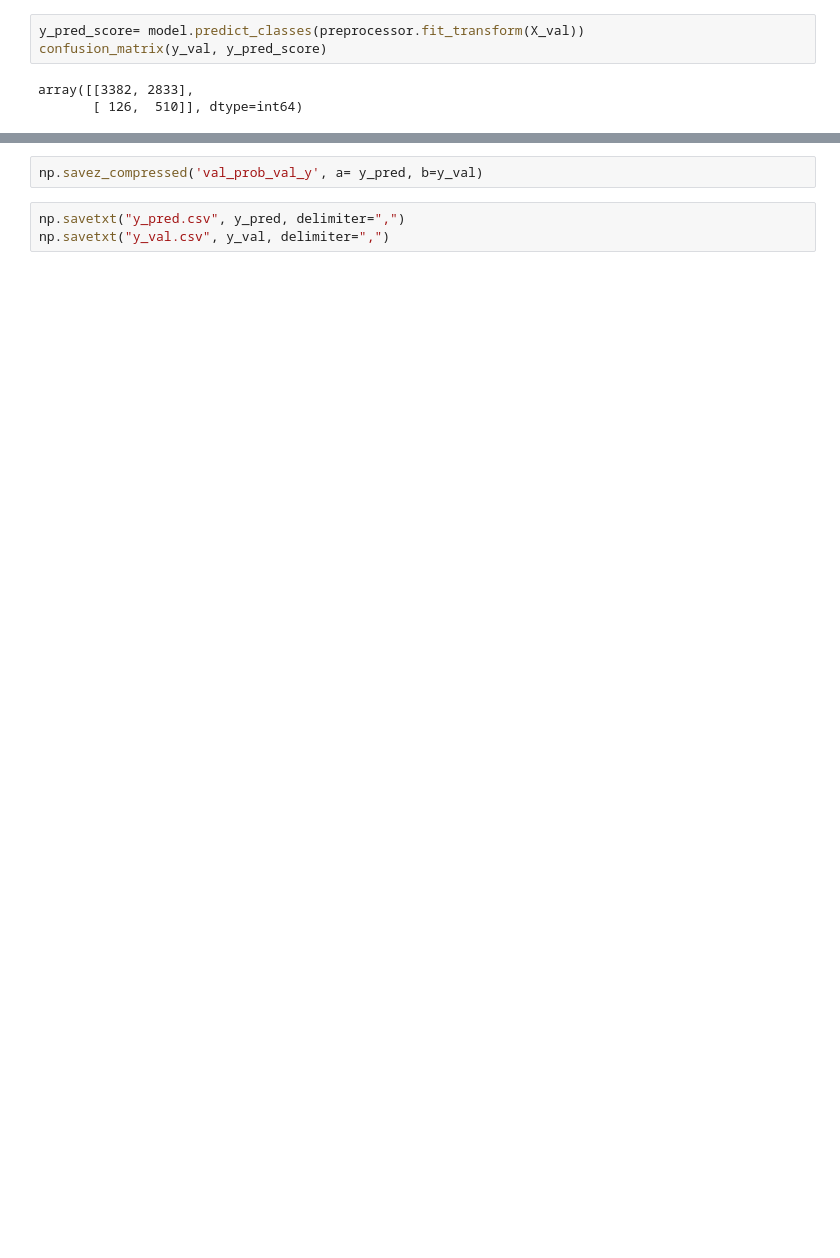
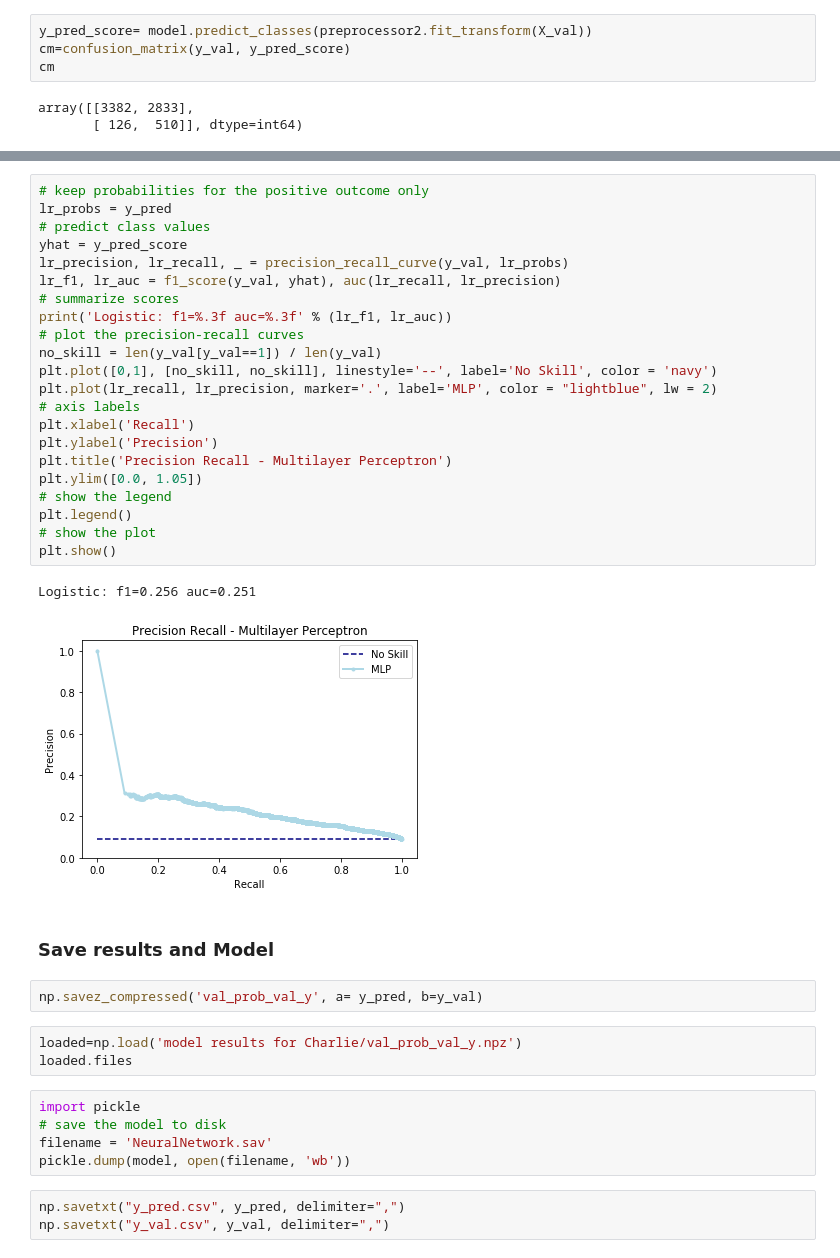
Before and after one commit to borkostolo/healthcare, a Jupyter notebook: dev/kailun/keras_under_sampling.ipynb, the cells around one changed output, grey strips where cells are left out. Cells and saved outputs as stored; diff of their text form; blank space fills up the shorter version.

```diff
--- a/dev/kailun/keras_under_sampling.ipynb
+++ b/dev/kailun/keras_under_sampling.ipynb
@@ -275,8 +288,9 @@ print(avg_precision)
 0.7408459701371706
 0.21997052282146345
 # %%
-y_pred_score= model.predict_classes(preprocessor.fit_transform(X_val))
-confusion_matrix(y_val, y_pred_score)
+y_pred_score= model.predict_classes(preprocessor2.fit_transform(X_val))
+cm=confusion_matrix(y_val, y_pred_score)
+cm
 # %% [output]
 array([[3382, 2833],
        [ 126,  510]], dtype=int64)
@@ -295,5 +326,40 @@ sensitivity
+# %%
+# keep probabilities for the positive outcome only
+lr_probs = y_pred
+# predict class values
+yhat = y_pred_score
+lr_precision, lr_recall, _ = precision_recall_curve(y_val, lr_probs)
+lr_f1, lr_auc = f1_score(y_val, yhat), auc(lr_recall, lr_precision)
+# summarize scores
+print('Logistic: f1=%.3f auc=%.3f' % (lr_f1, lr_auc))
+# plot the precision-recall curves
+no_skill = len(y_val[y_val==1]) / len(y_val)
+plt.plot([0,1], [no_skill, no_skill], linestyle='--', label='No Skill', color = 'navy')
+plt.plot(lr_recall, lr_precision, marker='.', label='MLP', color = "lightblue", lw = 2)
+# axis labels
+plt.xlabel('Recall')
+plt.ylabel('Precision')
+plt.title('Precision Recall - Multilayer Perceptron')
+plt.ylim([0.0, 1.05])
+# show the legend
+plt.legend()
+# show the plot
+plt.show()
+# %% [output]
+Logistic: f1=0.256 auc=0.251
+[figure, added]
+# %% [markdown]
+### Save results and Model
 # %%
 np.savez_compressed('val_prob_val_y', a= y_pred, b=y_val)
+# %%
+loaded=np.load('model results for Charlie/val_prob_val_y.npz')
+loaded.files
+# %%
+import pickle
+# save the model to disk
+filename = 'NeuralNetwork.sav'
+pickle.dump(model, open(filename, 'wb'))
 # %%
 np.savetxt("y_pred.csv", y_pred, delimiter=",")
 np.savetxt("y_val.csv", y_val, delimiter=",")
```
Also changed, not shown: parts of 29 cells of this notebook, 4 other files.
